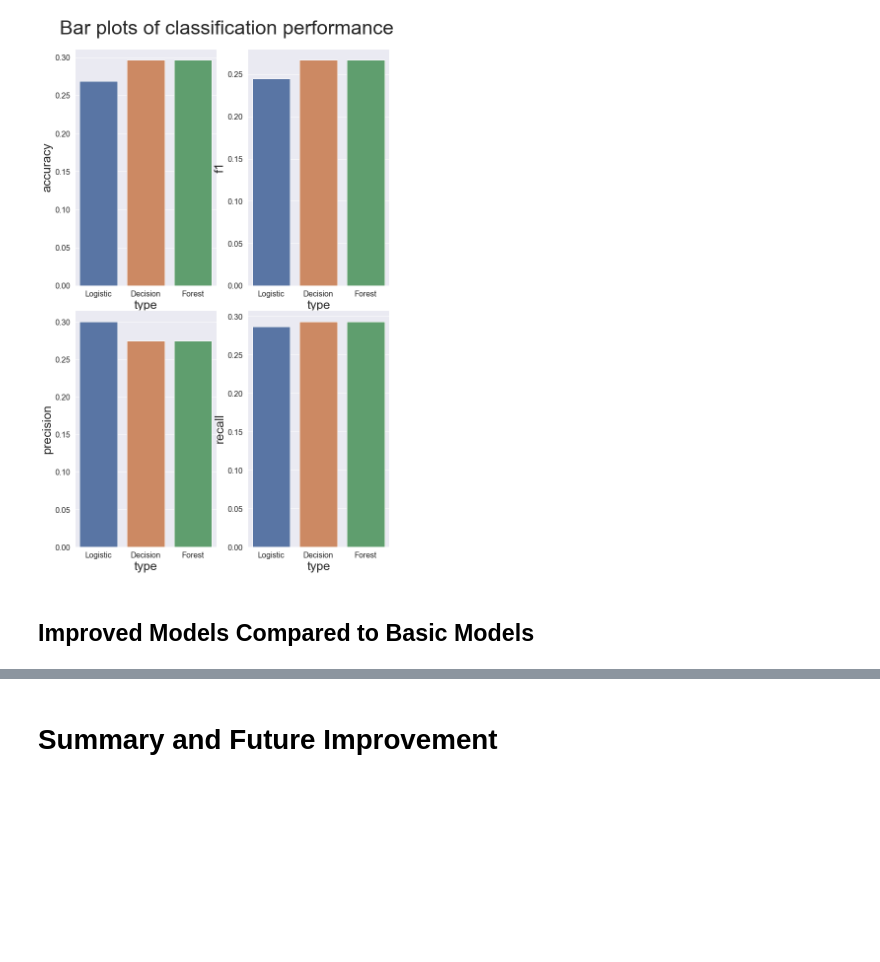
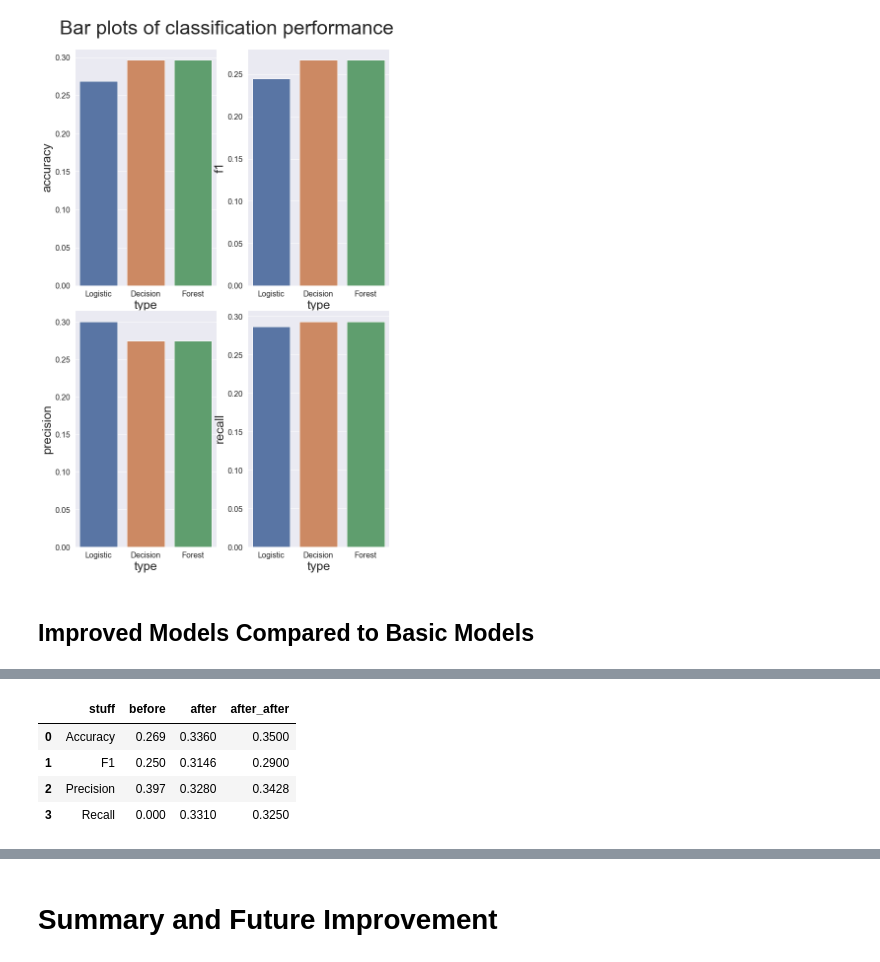
Before and after one commit to snc-89/sentiment_analysis_notebook, a Jupyter notebook: Final-portfolio-draft-Copy1.ipynb, the cells around one changed output, grey strips where cells are left out. Cells and saved outputs as stored; diff of their text form; code cells hidden in the pictures; blank space fills up the shorter version.

```diff
--- a/Final-portfolio-draft-Copy1.ipynb
+++ b/Final-portfolio-draft-Copy1.ipynb
@@ -741,0 +820,13 @@ for i, ax in enumerate(axes.flat):
+# %%
+raw_data = {'stuff': ['Accuracy', 'F1', 'Precision', 'Recall'],
+        'before': [0.269, 0.25, 0.397, 0],
+        'after': [0.336, 0.3146, 0.328, 0.331],
+        'after_after': [0.350, 0.290, 0.3428, 0.325]}
+df = pd.DataFrame(raw_data, columns = ['stuff', 'before', 'after', 'after_after'])
+df
+# %% [output]
+|  | stuff | before | after | after_after |
+| 0 | Accuracy | 0.269 | 0.3360 | 0.3500 |
+| 1 | F1 | 0.250 | 0.3146 | 0.2900 |
+| 2 | Precision | 0.397 | 0.3280 | 0.3428 |
+| 3 | Recall | 0.000 | 0.3310 | 0.3250 |
```
Also changed, not shown: parts of 11 cells of this notebook.
